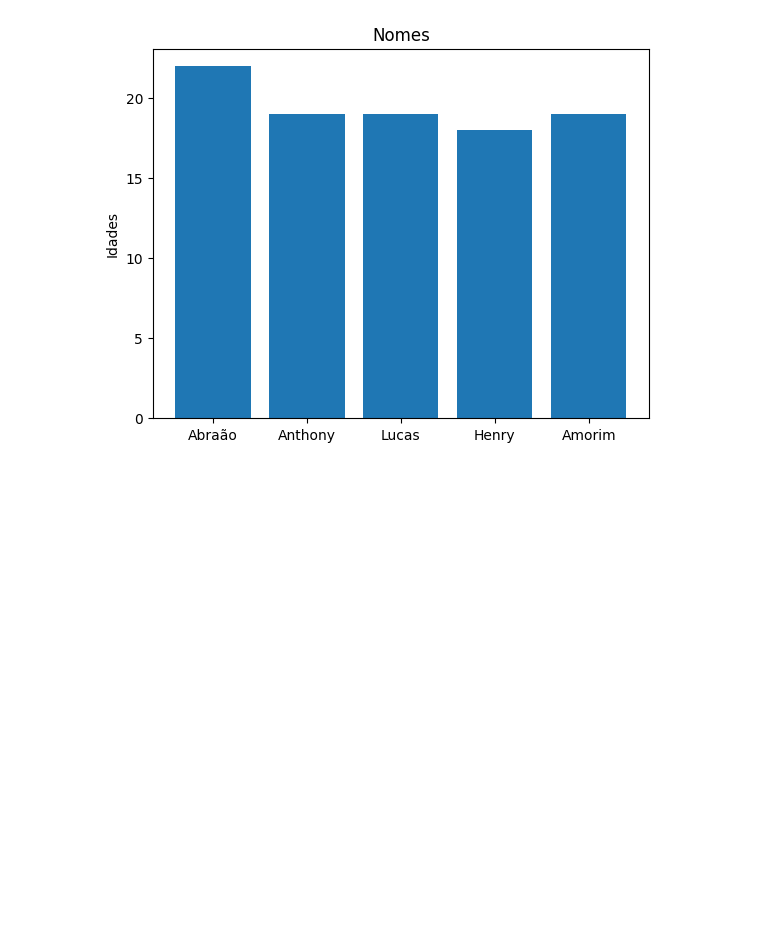
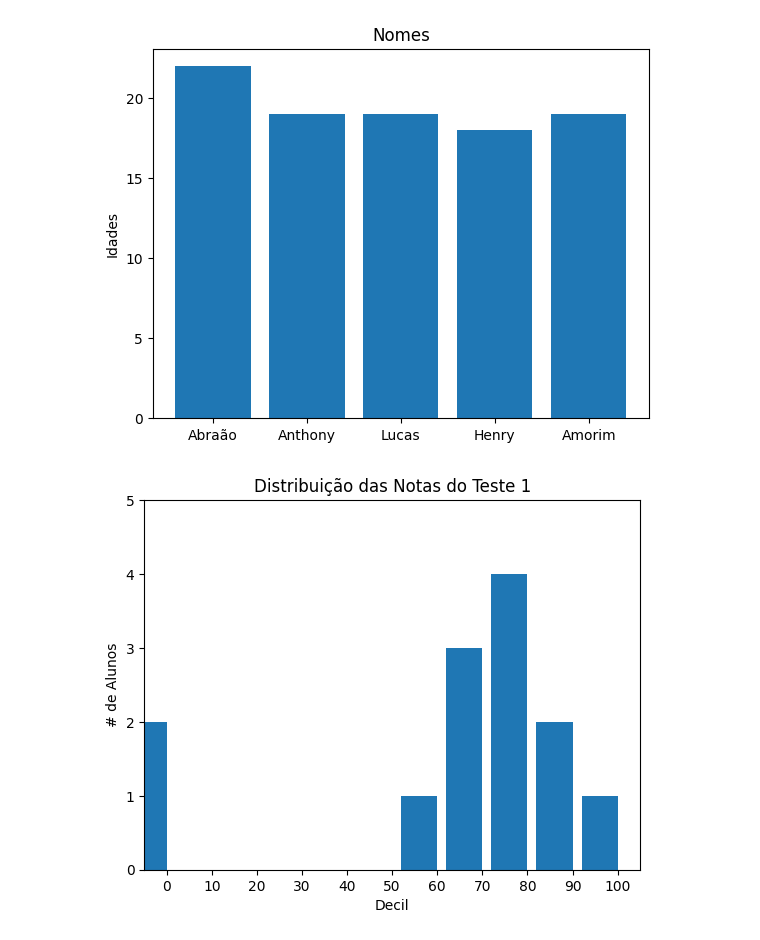
Before and after one commit to TechAbraao/data-science-nocoes-python, a Jupyter notebook: cap_3_visualizando_dados/conhecendo_bar.ipynb, the cells around one changed output. Drawn from its saved outputs; the diff is of its cells as text; code cells hidden in the pictures; blank space fills up the shorter version.

```diff
--- a/cap_3_visualizando_dados/conhecendo_bar.ipynb
+++ b/cap_3_visualizando_dados/conhecendo_bar.ipynb
@@ -21,3 +21,20 @@ plt.xticks(range(len(nomes)), nomes)
   Text(3, 0, 'Henry'),
   Text(4, 0, 'Amorim')])
 [figure]
+# %%
+from collections import Counter
+import matplotlib.pyplot as plt
+
+grades = [83, 95, 91, 87, 70, 0, 85, 82, 100, 67, 73, 77, 0]
+decile = lambda grade: grade // 10 * 10
+histogram = Counter(decile(grade) for grade in grades)
+
+plt.bar([x - 4 for x in histogram.keys()], histogram.values(), width=8)
+plt.axis([-5, 105, 0, 5])
+plt.xticks([10 * i for i in range(11)])
+plt.xlabel("Decil")
+plt.ylabel("# de Alunos")
+plt.title("Distribuição das Notas do Teste 1")
+plt.show()
+# %% [output]
+[figure, added]
```
Also changed, not shown: parts of 2 cells of this notebook, 1 other file.
